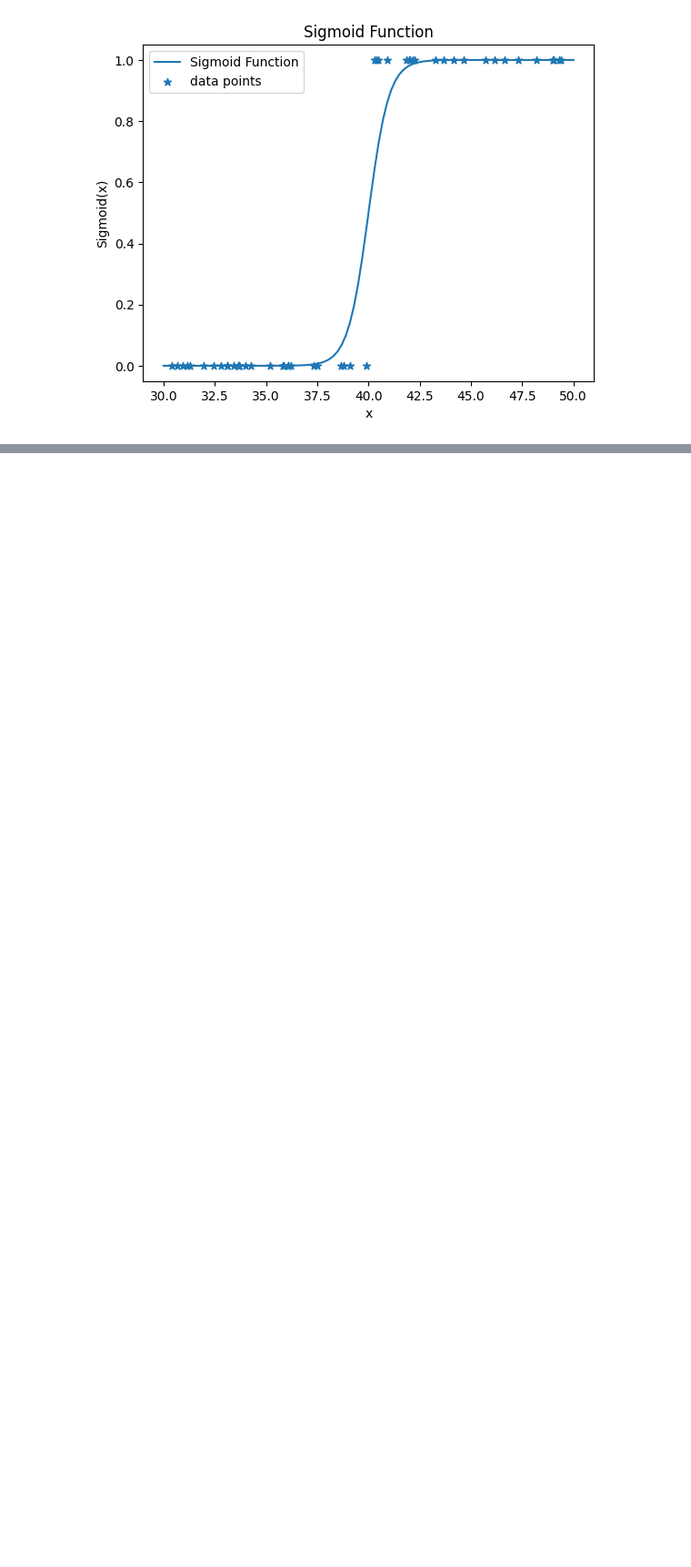
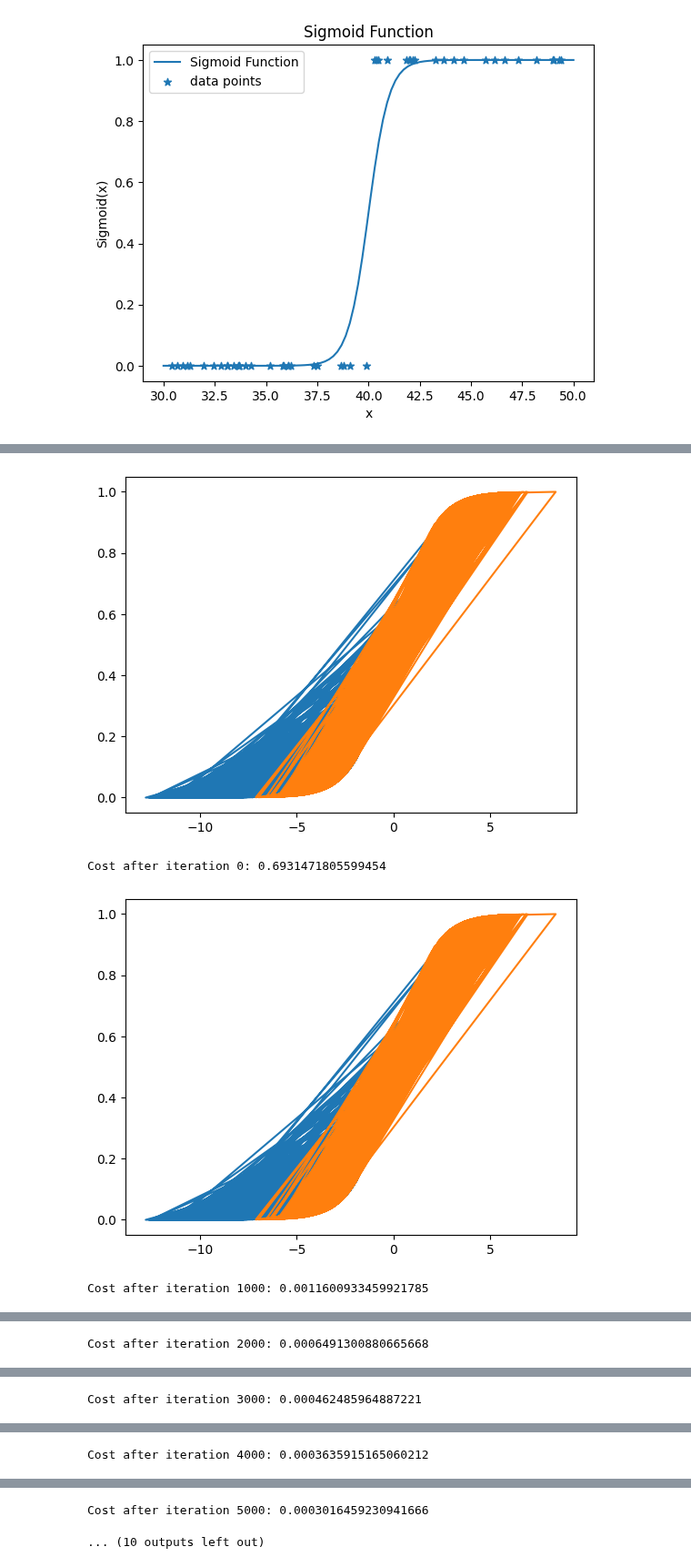
Before and after one commit to barzansaeedpour/foundations-of-machine-learning, a Jupyter notebook: 02_Supervised Learning/02_classification/Logestic Regression/01_logistic_regression_from_scratch.ipynb, the cells around one changed output, grey strips where cells are left out. Shown at 91% size. Drawn from its saved outputs; the diff is of its cells as text; code cells hidden in the pictures; blank space fills up the shorter version.

```diff
--- a/02_Supervised Learning/02_classification/Logestic Regression/01_logistic_regression_from_scratch.ipynb
+++ b/02_Supervised Learning/02_classification/Logestic Regression/01_logistic_regression_from_scratch.ipynb
@@ -111,24 +214,24 @@ $$
 \sigma(\hat{y}) = \frac{1}{1 + e^{-(\hat{y})}} = \frac{1}{1 + e^{-(w^{T}x + b)}}
 $$
 # %%
-import numpy as np
-import matplotlib.pyplot as plt
-np.random.seed(42)
+# import numpy as np
+# import matplotlib.pyplot as plt
+# np.random.seed(42)
 
-# Define the sigmoid function
-def sigmoid(x):
-    return 1 / (1 + np.exp(-(x-40)))
+# # Define the sigmoid function
+# def sigmoid(x):
+#     return 1 / (1 + np.exp(-(x-40)))
 
-# Generate data points
-z = np.linspace(30, 50, 100)
-y = sigmoid(z)
+# # Generate data points
+# z = np.linspace(30, 50, 100)
+# y = sigmoid(z)
 
-plt.figure(figsize=(8,4))
-# Plot the sigmoid function
-plt.plot(z, y, label = 'Sigmoid Function')
+# plt.figure(figsize=(8,4))
+# # Plot the sigmoid function
+# plt.plot(z, y, label = 'Sigmoid Function')
 
-plt.legend()
-plt.xlabel('z')
-plt.ylabel('Sigmoid(z)')
-plt.title('Sigmoid Function')
-plt.show()
+# plt.legend()
+# plt.xlabel('z')
+# plt.ylabel('Sigmoid(z)')
+# plt.title('Sigmoid Function')
+# plt.show()
@@ -241,0 +367,16 @@ Resources:
+# %%
+np.random.seed(1)
+X, y = make_blobs(n_samples=1000, centers=2)
+y = y[:, np.newaxis]
+# %%
+
+logreg = LogisticRegression(X)
+w, b = logreg.train(X, y)
+y_predict = logreg.predict(X)
+
+print(f"Accuracy: {np.sum(y==y_predict)/X.shape[0]}")
+# %% [output]
+[figure, added]
+Cost after iteration 0: 0.6931471805599454
+[figure, added]
+Cost after iteration 1000: 0.0011600933459921785
@@ -241,0 +384 @@ Resources:
+Cost after iteration 2000: 0.0006491300880665668
@@ -241,0 +386 @@ Resources:
+Cost after iteration 3000: 0.000462485964887221
@@ -241,0 +388 @@ Resources:
+Cost after iteration 4000: 0.0003635915165060212
@@ -241,0 +390,2 @@ Resources:
+Cost after iteration 5000: 0.0003016459230941666
+... (10 outputs left out)
```
Also changed, not shown: parts of 13 cells of this notebook.
